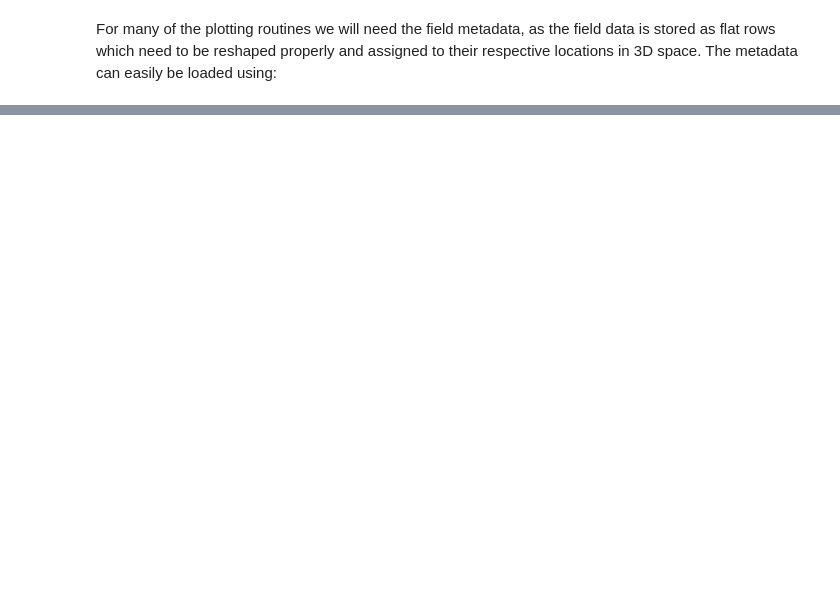
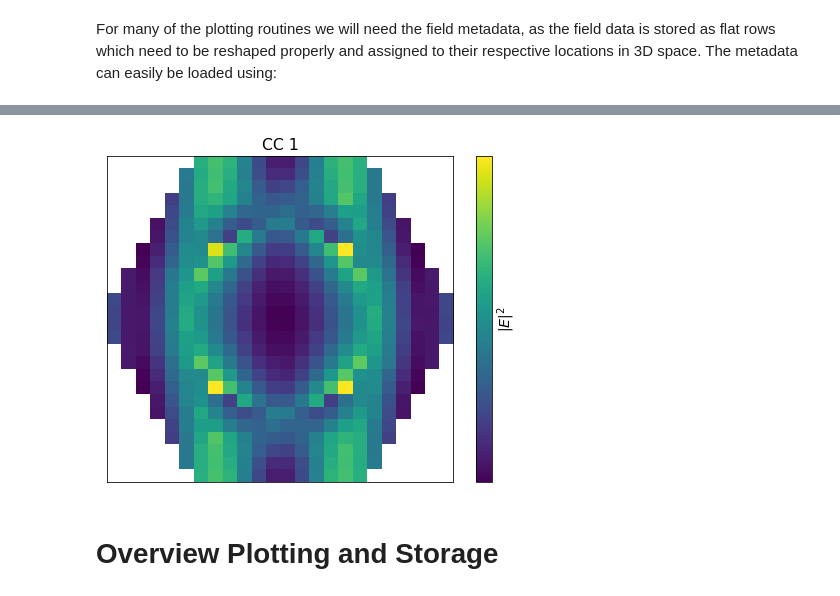
Before and after one commit to cbpygit/phc_mode_clustering, a Jupyter notebook: notebooks/How to Perform the Clustering.ipynb, the cells around one changed output, grey strips where cells are left out. Cells and saved outputs as stored; diff of their text form; code cells hidden in the pictures; blank space fills up the shorter version.

```diff
--- a/notebooks/How to Perform the Clustering.ipynb
+++ b/notebooks/How to Perform the Clustering.ipynb
@@ -117,0 +186,26 @@ lengths, pointlist, domain_ids = tools.get_metadata()
+# %%
+icl = 0 # index of the cluster center (i.e. label)
+mcc = model.cluster_centers_[icl]
+
+# Use the `DataOnPlanes` class for convenient restructuring of field data
+dups = vis.DataOnPlanes(mcc, pointlist, lengths, domain_ids)
+
+# Use plane Nr. 5, which is the xy-plane in this case
+plane = dups.planes[4]
+
+# Use the `imshow` method of the `DataOnPlane` instance for convenient
+# plotting
+plt.figure(figsize=(8,6))
+ax=plt.gca()
+_, im = plane.imshow('energy', ax=ax)
+
+# Some styling
+ax.set_xticks(()), ax.set_yticks(())
+ax.set_title('CC {}'.format(icl + 1))
+cb = plt.colorbar(im)
+cb.set_ticks(())
+cb.set_label('$|E|^2$')
+# %% [output]
+[figure, added]
+# %% [markdown]
+# Overview Plotting and Storage
```
Also changed, not shown: parts of 23 cells of this notebook.
